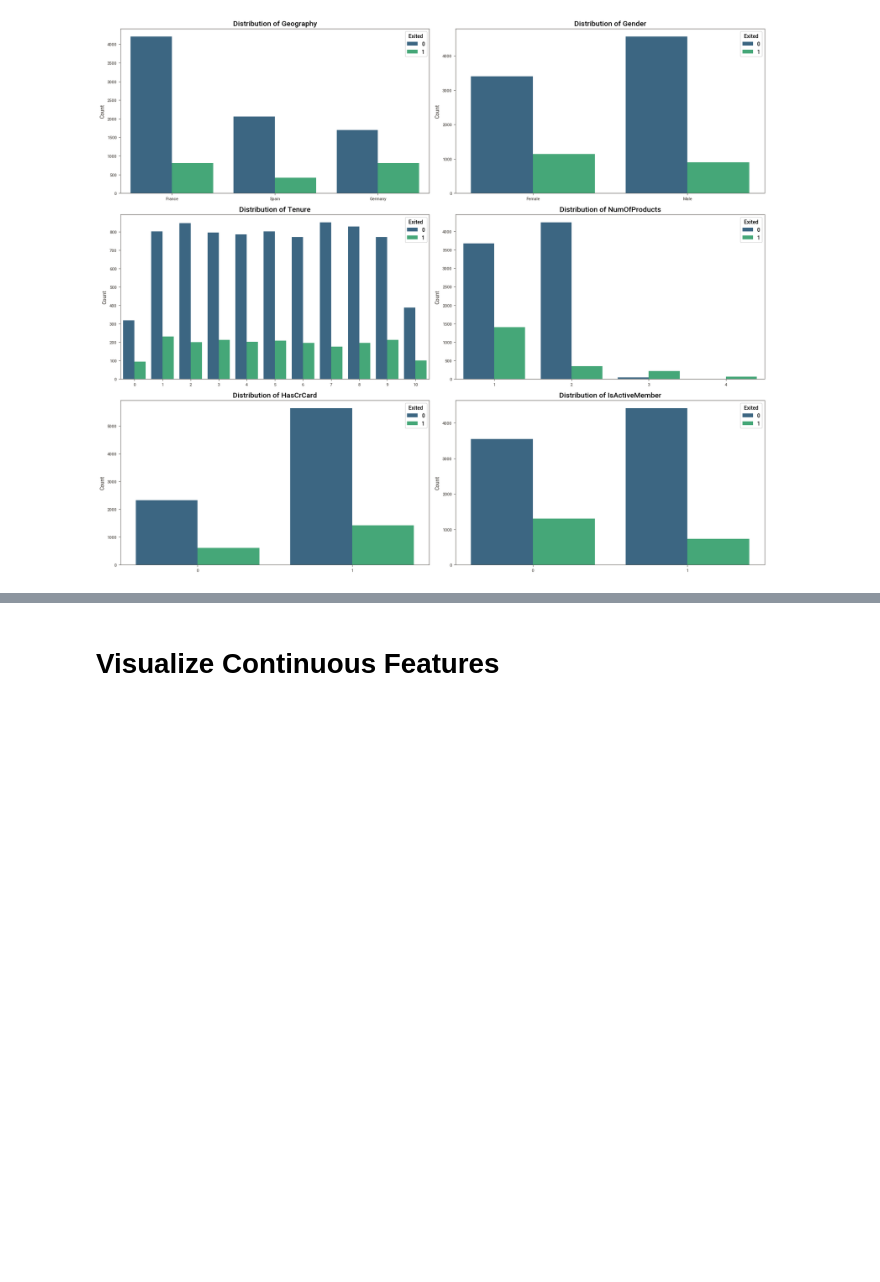
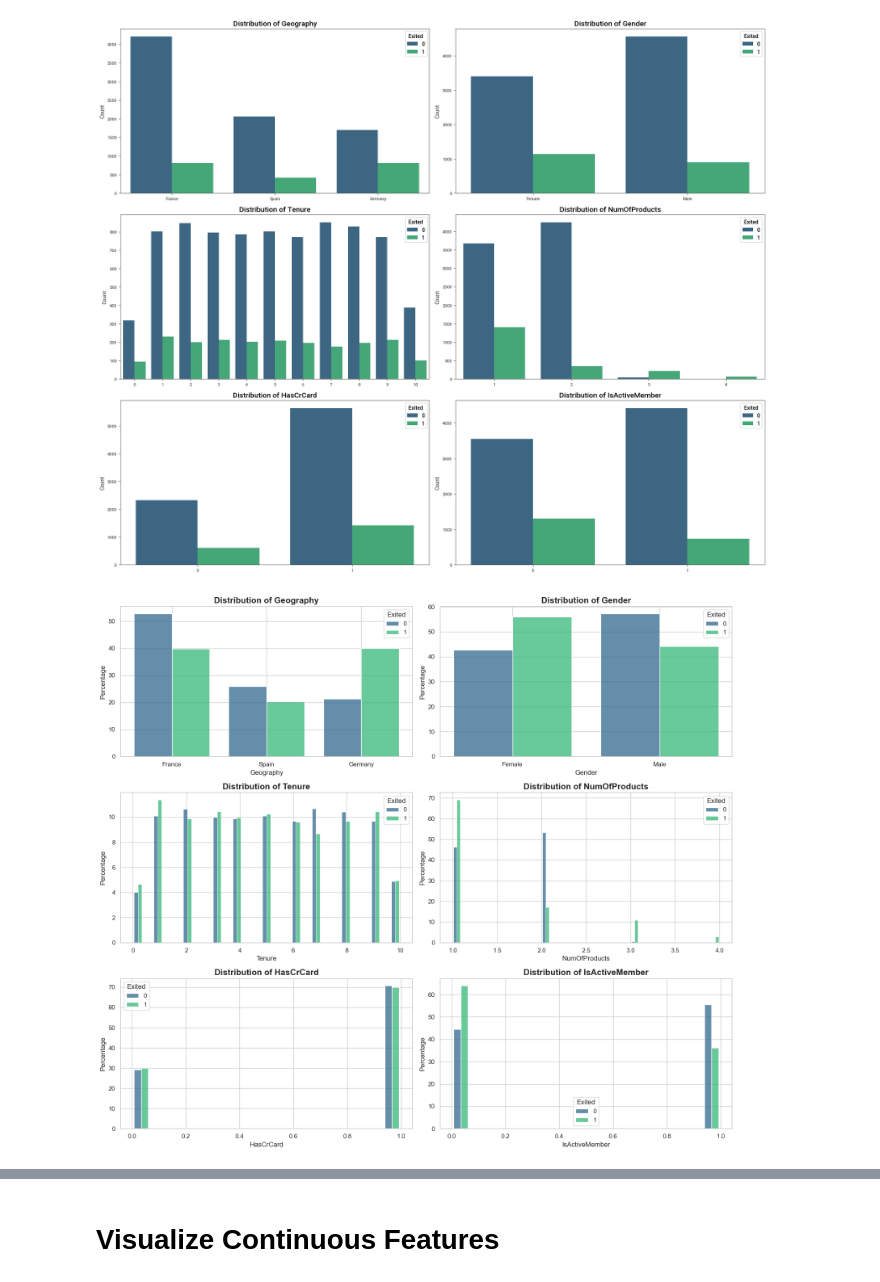
Before and after one commit to Rohit140595/Churn_Prediction, a Jupyter notebook: analysis/EDA.ipynb, the cells around one changed output, grey strips where cells are left out. Drawn from its saved outputs; the diff is of its cells as text; code cells hidden in the pictures; blank space fills up the shorter version.

```diff
--- a/analysis/EDA.ipynb
+++ b/analysis/EDA.ipynb
@@ -122,3 +122,35 @@ plt.tight_layout()
 plt.show()
 # %% [output]
 [figure]
+# %%
+# Define the features you want to visualize
+features = ['Geography', 'Gender', 'Tenure', 'NumOfProducts', 'HasCrCard', 'IsActiveMember']
+
+# Set the style for better readability
+sns.set_theme(style="whitegrid")
+
+fig, axes = plt.subplots(nrows=3, ncols=2, figsize=(16, 14))
+axes = axes.flatten()
+
+for i, col in enumerate(features):
+    # Use histplot with stat='percent' to achieve the "normalize=True" effect
+    sns.histplot(
+        data=data,
+        x=col,
+        hue='Exited',
+        multiple='dodge',
+        shrink=0.8,
+        ax=axes[i],
+        palette='viridis',
+        stat='percent',
+        common_norm=False
+    )
+
+    axes[i].set_title(f'Distribution of {col}', fontsize=15, fontweight='bold')
+    axes[i].set_xlabel(col)
+    axes[i].set_ylabel('Percentage')
+
+plt.tight_layout()
+plt.show()
+# %% [output]
+[figure, added]
```
Also changed, not shown: parts of 2 cells of this notebook.
